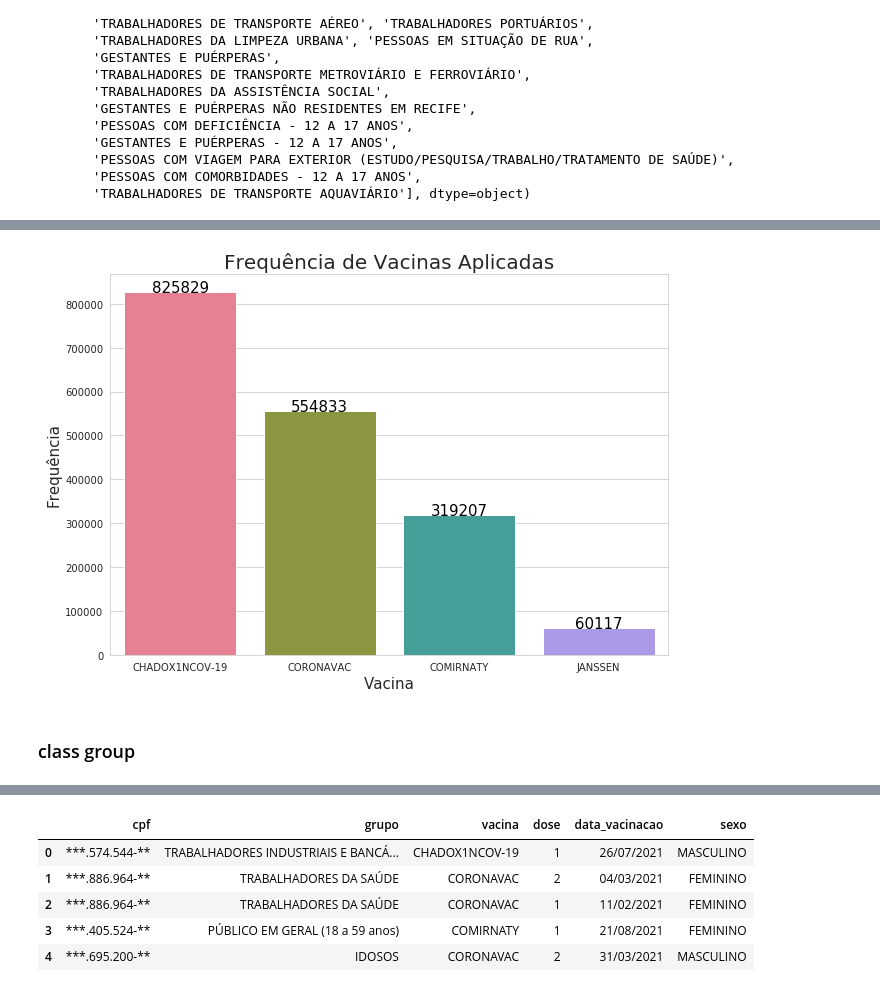
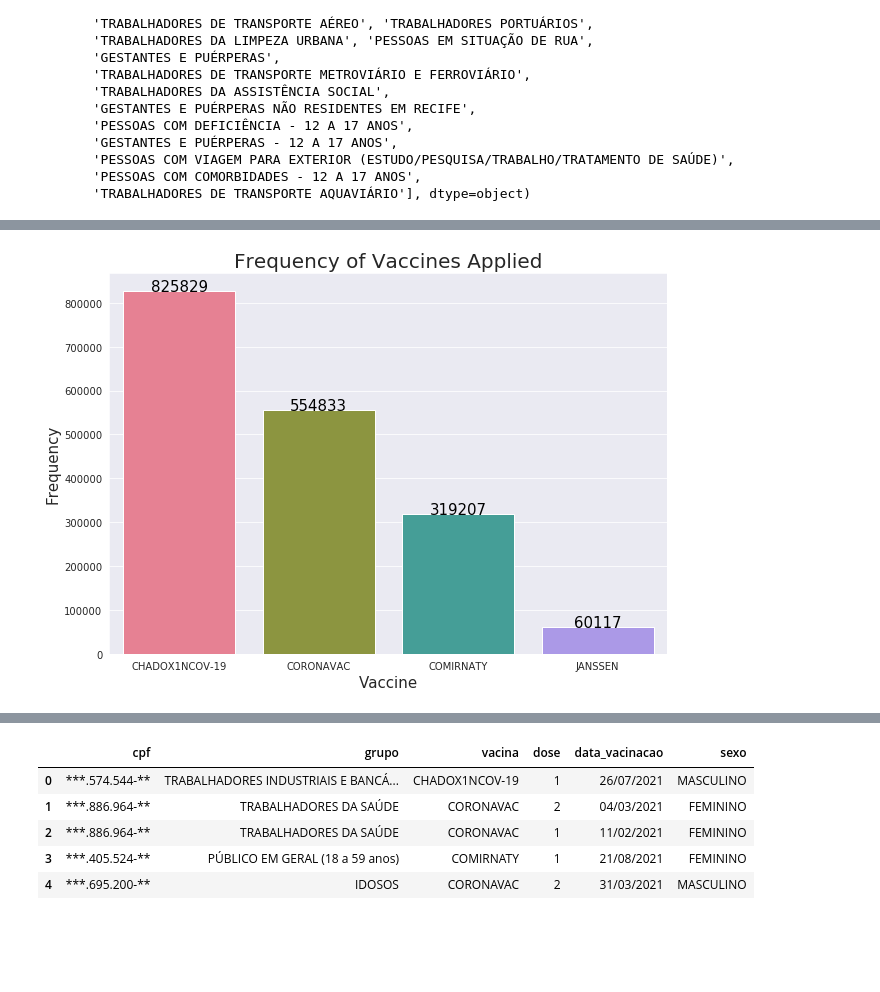
Before and after one commit to yvesemmanuel/analise_dados, a Jupyter notebook: analyses/september 7.ipynb, the cells around one changed output, grey strips where cells are left out. Drawn from its saved outputs; the diff is of its cells as text; code cells hidden in the pictures; blank space fills up the shorter version.

```diff
--- a/analyses/september 7.ipynb
+++ b/analyses/september 7.ipynb
@@ -249,4 +181,10 @@ plt.show()
 # %%
+    # absolute values of the classes
+doses_frequency = data["dose"].value_counts().reset_index()
+doses_frequency.columns = ["dose", "frequency"]
+
 vaccines_frequency = data["vacina"].value_counts().reset_index()
-vaccines_frequency.columns = ["vacina", "frequência"]
-vaccines_frequency
+vaccines_frequency.columns = ["vaccine", "frequency"]
+
+groups_frequency = data["grupo"].value_counts().reset_index()
+groups_frequency.columns = ["group", "frequency"]
@@ -258,0 +191,15 @@ vaccines_frequency
+# %%
+fig, axis = plt.subplots(figsize = (10, 7))
+sns.set_style("darkgrid")
+sns.set_palette(sns.color_palette("Set2", 4))
+
+sns.barplot(x = "dose", y = "frequency", data = doses_frequency, ax = axis)
+
+plt.title("Frequency of Doses Applied", fontsize = 20)
+plt.xlabel("Dose", fontsize = 15)
+plt.ylabel("Frequency", fontsize = 15)
+
+for index, row in doses_frequency.iterrows():
+    axis.text(index, row["frequency"], "{}".format(row["frequency"]), color = "black", ha = "center", fontsize = 15)
+
+plt.show()
@@ -259,19 +208,17 @@ vaccines_frequency
 # %%
 fig, axis = plt.subplots(figsize = (10, 7))
-sns.set_style("whitegrid")
+sns.set_style("darkgrid")
 sns.set_palette(sns.color_palette("husl", 4))
 
-sns.barplot(x = "vacina", y = "frequência", data = vaccines_frequency, ax = axis)
+sns.barplot(x = "vaccine", y = "frequency", data = vaccines_frequency, ax = axis)
 
-plt.title("Frequência de Vacinas Aplicadas", fontsize = 20)
-plt.xlabel("Vacina", fontsize = 15)
-plt.ylabel("Frequência", fontsize = 15)
+plt.title("Frequency of Vaccines Applied", fontsize = 20)
+plt.xlabel("Vaccine", fontsize = 15)
+plt.ylabel("Frequency", fontsize = 15)
 
 for index, row in vaccines_frequency.iterrows():
-    axis.text(index, row["frequência"], "{}".format(row["frequência"]), color = "black", ha = "center", fontsize = 15)
+    axis.text(index, row["frequency"], "{}".format(row["frequency"]), color = "black", ha = "center", fontsize = 15)
 
 plt.show()
 # %% [output]
-[figure, old version]
+[figure, new version]
-# %% [markdown]
-### class group
```
Also changed, not shown: parts of 33 cells of this notebook.
